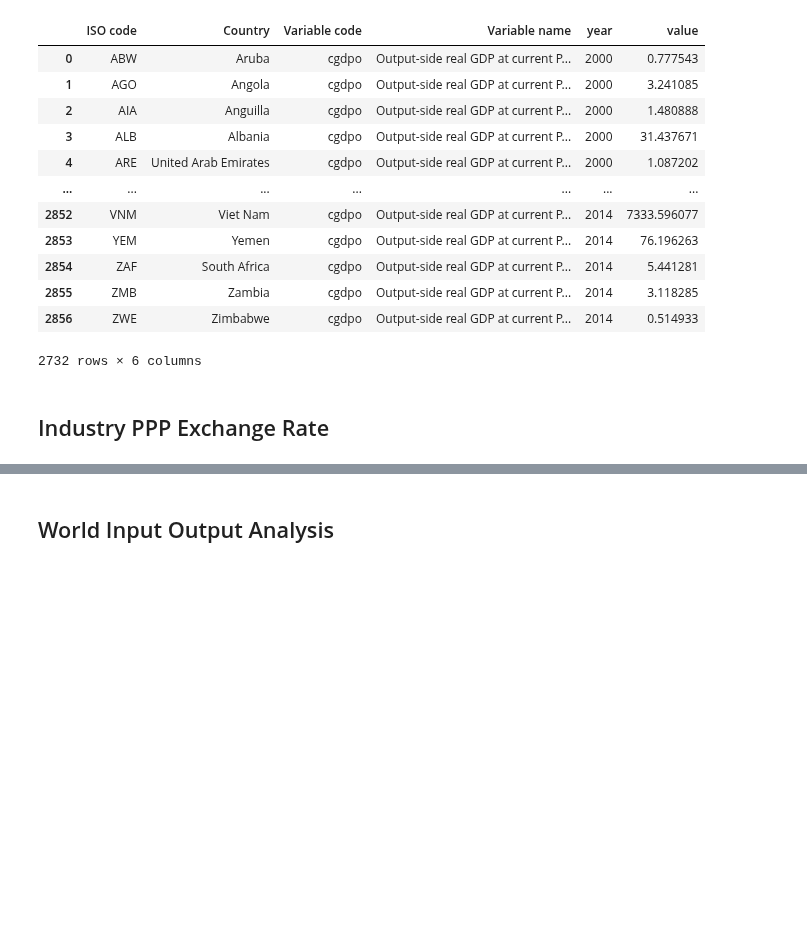
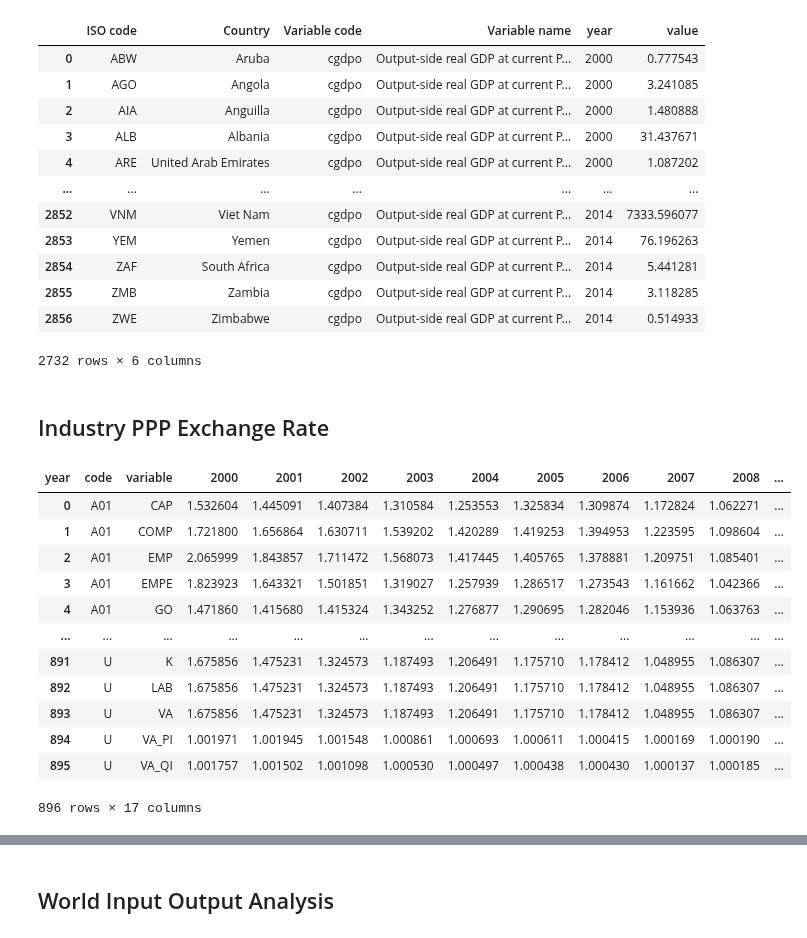
Before and after one commit to kavyajeetbora/ETL_wages, a Jupyter notebook: WIOD.ipynb, the cells around one changed output, grey strips where cells are left out. Cells and saved outputs as stored; diff of their text form; code cells hidden in the pictures; blank space fills up the shorter version.

```diff
--- a/WIOD.ipynb
+++ b/WIOD.ipynb
@@ -56,6 +56,7 @@ year_range = list(range(2000,2015))
 # %%
 exchange = pd.read_excel('exchange_rates.xlsx', sheet_name='EXR', header=3)
 exchange.columns = list(exchange.columns[:2].str.lower()) + [int(c.replace("_", "")) for c in exchange.columns[2:]]
+exchange.loc[exchange['acronym']=='ROM', 'acronym'] = 'ROU'
 exchange = pd.melt(exchange, id_vars=['acronym'], value_vars=list(range(2000,2015)), var_name='Year')
 exchange.head(3)
 # %% [output]
@@ -243,3 +244,19 @@ PPP_exchange
 2732 rows × 6 columns
 # %% [markdown]
 ## Industry PPP Exchange Rate
+# %%
+ppp_ratio
+# %% [output]
+| year | code | variable | 2000 | 2001 | 2002 | 2003 | 2004 | 2005 | 2006 | 2007 | 2008 | ... |
+| 0 | A01 | CAP | 1.532604 | 1.445091 | 1.407384 | 1.310584 | 1.253553 | 1.325834 | 1.309874 | 1.172824 | 1.062271 | ... |
+| 1 | A01 | COMP | 1.721800 | 1.656864 | 1.630711 | 1.539202 | 1.420289 | 1.419253 | 1.394953 | 1.223595 | 1.098604 | ... |
+| 2 | A01 | EMP | 2.065999 | 1.843857 | 1.711472 | 1.568073 | 1.417445 | 1.405765 | 1.378881 | 1.209751 | 1.085401 | ... |
+| 3 | A01 | EMPE | 1.823923 | 1.643321 | 1.501851 | 1.319027 | 1.257939 | 1.286517 | 1.273543 | 1.161662 | 1.042366 | ... |
+| 4 | A01 | GO | 1.471860 | 1.415680 | 1.415324 | 1.343252 | 1.276877 | 1.290695 | 1.282046 | 1.153936 | 1.063763 | ... |
+| ... | ... | ... | ... | ... | ... | ... | ... | ... | ... | ... | ... | ... |
+| 891 | U | K | 1.675856 | 1.475231 | 1.324573 | 1.187493 | 1.206491 | 1.175710 | 1.178412 | 1.048955 | 1.086307 | ... |
+| 892 | U | LAB | 1.675856 | 1.475231 | 1.324573 | 1.187493 | 1.206491 | 1.175710 | 1.178412 | 1.048955 | 1.086307 | ... |
+| 893 | U | VA | 1.675856 | 1.475231 | 1.324573 | 1.187493 | 1.206491 | 1.175710 | 1.178412 | 1.048955 | 1.086307 | ... |
+| 894 | U | VA_PI | 1.001971 | 1.001945 | 1.001548 | 1.000861 | 1.000693 | 1.000611 | 1.000415 | 1.000169 | 1.000190 | ... |
+| 895 | U | VA_QI | 1.001757 | 1.001502 | 1.001098 | 1.000530 | 1.000497 | 1.000438 | 1.000430 | 1.000137 | 1.000185 | ... |
+896 rows × 17 columns
```
Also changed, not shown: parts of 13 cells of this notebook.
